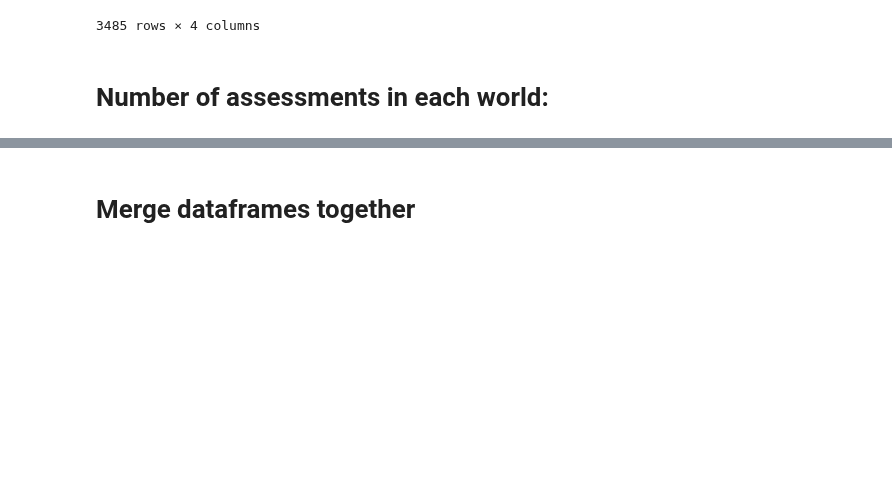
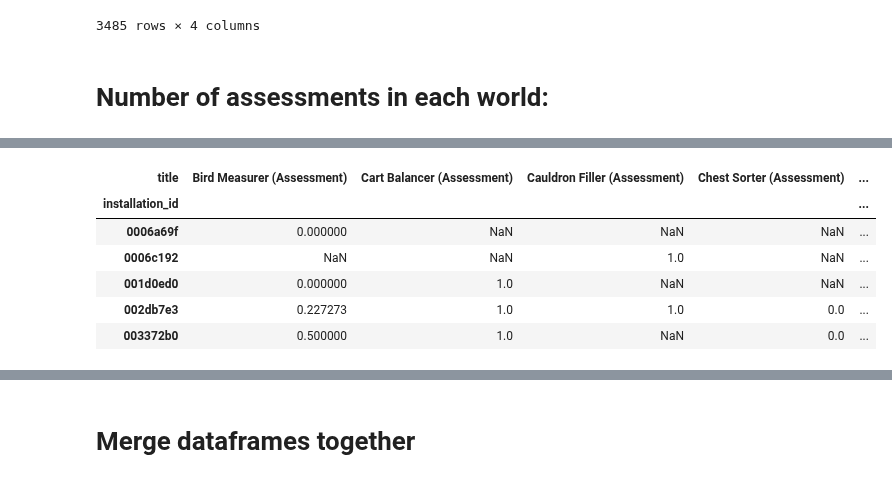
Before and after one commit to cats-in-the-hat/PBS-KIDS2, a Jupyter notebook: model.ipynb, the cells around one changed output, grey strips where cells are left out. Drawn from its saved outputs; the diff is of its cells as text; code cells hidden in the pictures; blank space fills up the shorter version.

```diff
--- a/model.ipynb
+++ b/model.ipynb
@@ -12,6 +12,9 @@ df.shape
 df.installation_id.nunique()
 # %% [output]
 3485
+# %%
+#create columns game_mins convert game_time to minutes.
+df['game_mins'] = df.game_time/60_000
 # %%
 types = df.groupby(['installation_id', 'game_session', 'type']).count().reset_index()[['installation_id', 'game_session', 'type']]
 # %%
@@ -292,0 +342,2 @@ assessment_worlds = pd.crosstab(assessment_worlds.installation_id, assessment_wo
+# %%
+assess = df[df.type == 'Assessment']
@@ -292,0 +400,11 @@ assessment_worlds = pd.crosstab(assessment_worlds.installation_id, assessment_wo
+# %%
+mean_title = mean_.pivot(index = 'installation_id', columns = 'title', values = 'accuracy')
+mean_title.head()
+# %% [output]
+| title | Bird Measurer (Assessment) | Cart Balancer (Assessment) | Cauldron Filler (Assessment) | Chest Sorter (Assessment) | ... |
+| installation_id |  |  |  |  | ... |
+| 0006a69f | 0.000000 | NaN | NaN | NaN | ... |
+| 0006c192 | NaN | NaN | 1.0 | NaN | ... |
+| 001d0ed0 | 0.000000 | 1.0 | NaN | NaN | ... |
+| 002db7e3 | 0.227273 | 1.0 | 1.0 | 0.0 | ... |
+| 003372b0 | 0.500000 | 1.0 | NaN | 0.0 | ... |
```
Also changed, not shown: parts of 52 cells of this notebook.
